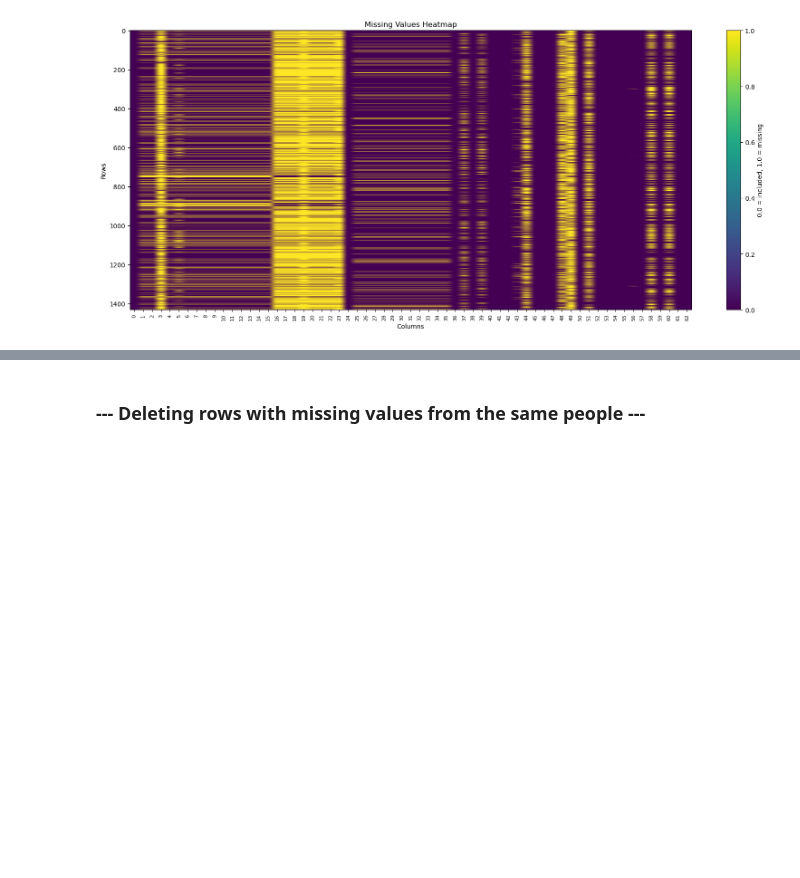
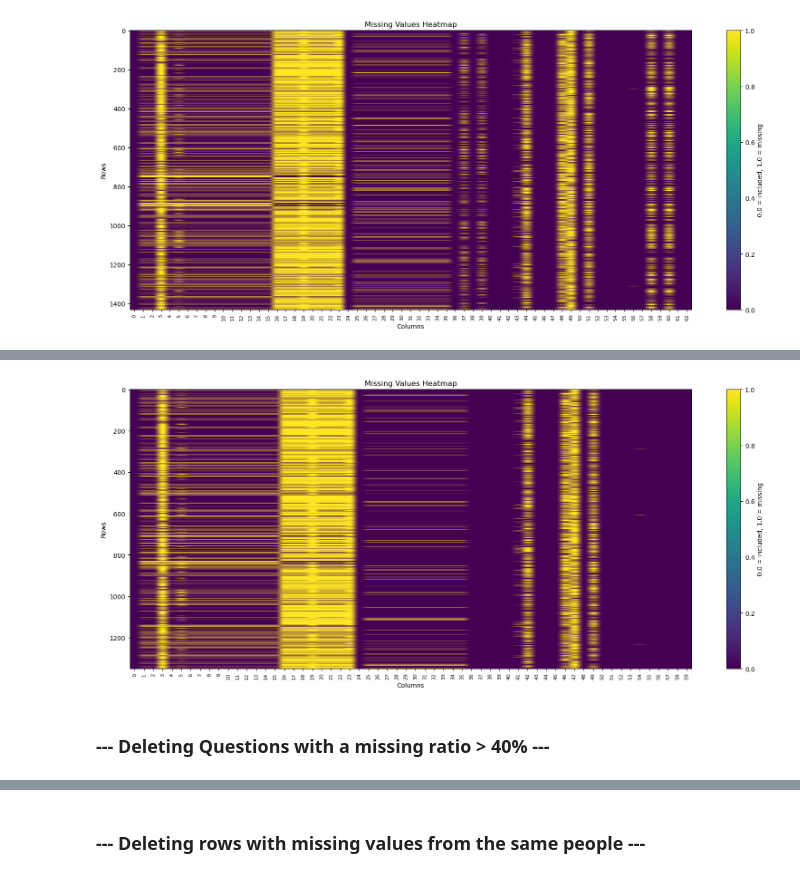
Before and after one commit to thedawid999/Health-Analysis, a Jupyter notebook: code/1_data_preprocessing.ipynb, the cells around one changed output, grey strips where cells are left out. Cells and saved outputs as stored; diff of their text form; code cells hidden in the pictures; blank space fills up the shorter version.

```diff
--- a/code/1_data_preprocessing.ipynb
+++ b/code/1_data_preprocessing.ipynb
@@ -25,0 +47,10 @@ plt.show()
+# %%
+# calculate missing ratio
+data_clean['missing_ratio'] = data_clean.isna().mean(axis=1)
+# Consider only those Questioned with a missing ratio higher than 40%
+bad_rows = data_clean[data_clean['missing_ratio'] > 0.4]
+
+# out of all columns get only the id, missing_count and missing_ratio
+cols = [data_clean.columns[0]] + list(data_clean.columns[-2:])
+# sort the values descending
+bad_rows.sort_values("missing_ratio", ascending=False)[cols]
@@ -25,0 +71,21 @@ plt.show()
+# %%
+# delete those rows
+data_clean = data_clean.drop(bad_rows.index).reset_index(drop=True)
+
+plt.rcParams["figure.figsize"] = (20,8)
+plt.imshow(data_clean.isna(), aspect='auto', cmap='viridis')
+cbar = plt.colorbar()
+cbar.set_label("0.0 = included, 1.0 = missing")
+plt.xticks(
+    ticks=np.arange(0, len(data_clean.columns), 1),
+    rotation=90,
+    fontsize=8
+)
+plt.title("Missing Values Heatmap")
+plt.xlabel("Columns")
+plt.ylabel("Rows")
+plt.show()
+# %% [output]
+[figure, added]
+# %% [markdown]
+### --- Deleting Questions with a missing ratio > 40% ---
```
Also changed, not shown: parts of 9 cells of this notebook.
